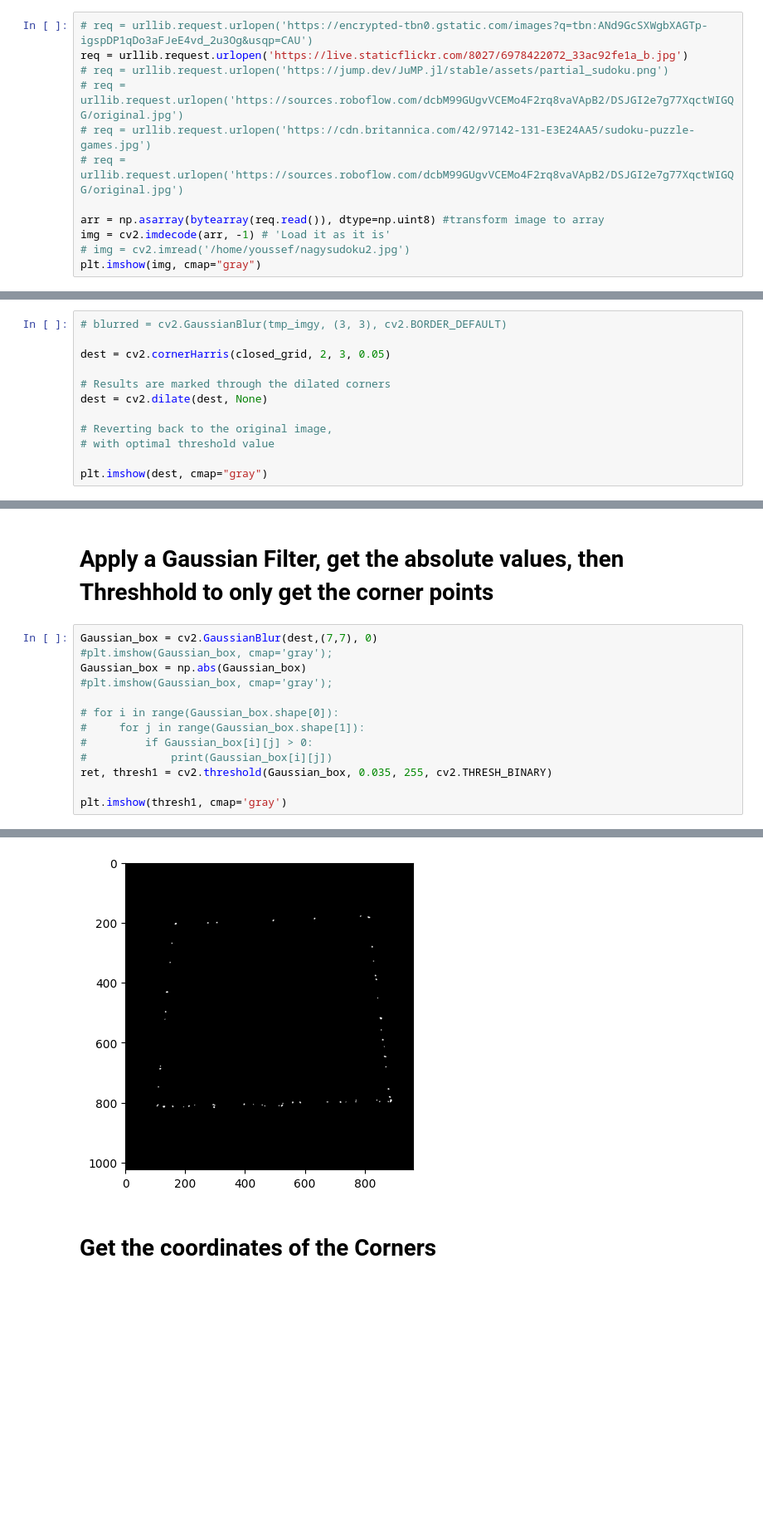
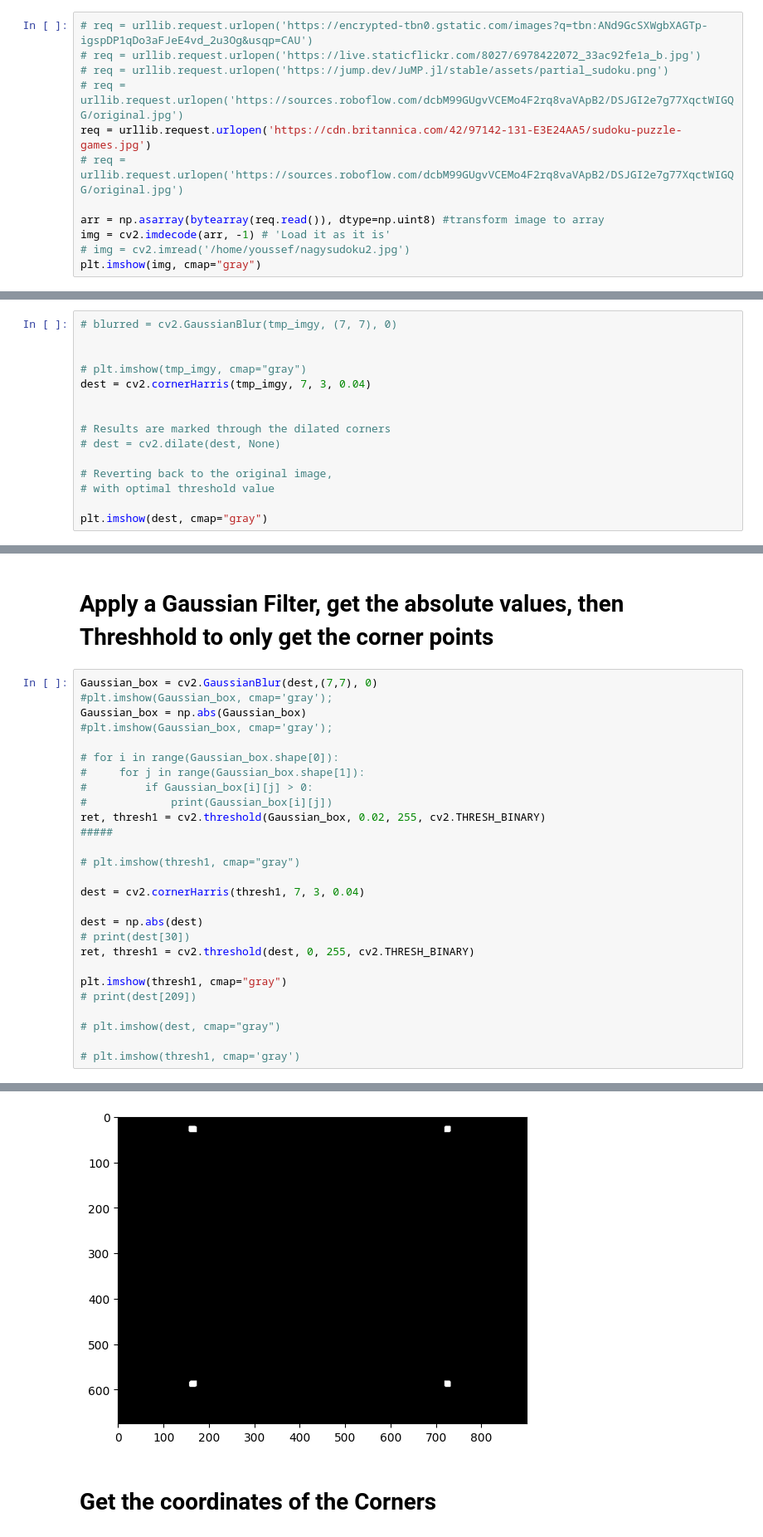
Before and after one commit to youssef-mohamed1809/Sudoku-Image-Processing, a Jupyter notebook: main.ipynb, the cells around one changed output, grey strips where cells are left out. Shown at 83% size. Saved outputs shown, nothing was run; the diff lists cells and outputs as text; blank space fills up the shorter version.

```diff
--- a/main.ipynb
+++ b/main.ipynb
@@ -9,10 +9,10 @@ import matplotlib.pyplot as plt
 # Load the Image
 # %%
 # req = urllib.request.urlopen('https://encrypted-tbn0.gstatic.com/images?q=tbn:ANd9GcSXWgbXAGTp-igspDP1qDo3aFJeE4vd_2u3Og&usqp=CAU')
-req = urllib.request.urlopen('https://live.staticflickr.com/8027/6978422072_33ac92fe1a_b.jpg')
+# req = urllib.request.urlopen('https://live.staticflickr.com/8027/6978422072_33ac92fe1a_b.jpg')
 # req = urllib.request.urlopen('https://jump.dev/JuMP.jl/stable/assets/partial_sudoku.png')
 # req = urllib.request.urlopen('https://sources.roboflow.com/dcbM99GUgvVCEMo4F2rq8vaVApB2/DSJGI2e7g77XqctWIGQG/original.jpg')
-# req = urllib.request.urlopen('https://cdn.britannica.com/42/97142-131-E3E24AA5/sudoku-puzzle-games.jpg')
+req = urllib.request.urlopen('https://cdn.britannica.com/42/97142-131-E3E24AA5/sudoku-puzzle-games.jpg')
 # req = urllib.request.urlopen('https://sources.roboflow.com/dcbM99GUgvVCEMo4F2rq8vaVApB2/DSJGI2e7g77XqctWIGQG/original.jpg')
 
 arr = np.asarray(bytearray(req.read()), dtype=np.uint8) #transform image to array
@@ -143,12 +143,15 @@ plt.imshow(tmp_imgy, cmap='gray')
 # %% [markdown]
 # Get the corners using Harris
 # %%
-# blurred = cv2.GaussianBlur(tmp_imgy, (3, 3), cv2.BORDER_DEFAULT)
+# blurred = cv2.GaussianBlur(tmp_imgy, (7, 7), 0)
 
-dest = cv2.cornerHarris(closed_grid, 2, 3, 0.05)
+
+# plt.imshow(tmp_imgy, cmap="gray")
+dest = cv2.cornerHarris(tmp_imgy, 7, 3, 0.04)
+
 
 # Results are marked through the dilated corners
-dest = cv2.dilate(dest, None)
+# dest = cv2.dilate(dest, None)
 
 # Reverting back to the original image,
 # with optimal threshold value
@@ -162,18 +165,32 @@ plt.imshow(dest, cmap="gray")
 # %%
 Gaussian_box = cv2.GaussianBlur(dest,(7,7), 0)
 #plt.imshow(Gaussian_box, cmap='gray');
 Gaussian_box = np.abs(Gaussian_box)
 #plt.imshow(Gaussian_box, cmap='gray');
 
 # for i in range(Gaussian_box.shape[0]):
 #     for j in range(Gaussian_box.shape[1]):
 #         if Gaussian_box[i][j] > 0:
 #             print(Gaussian_box[i][j])
-ret, thresh1 = cv2.threshold(Gaussian_box, 0.035, 255, cv2.THRESH_BINARY)
+ret, thresh1 = cv2.threshold(Gaussian_box, 0.02, 255, cv2.THRESH_BINARY)
+#####
 
-plt.imshow(thresh1, cmap='gray')
+# plt.imshow(thresh1, cmap="gray")
+
+dest = cv2.cornerHarris(thresh1, 7, 3, 0.04)
+
+dest = np.abs(dest)
+# print(dest[30])
+ret, thresh1 = cv2.threshold(dest, 0, 255, cv2.THRESH_BINARY)
+
+plt.imshow(thresh1, cmap="gray")
+# print(dest[209])
+
+# plt.imshow(dest, cmap="gray")
+
+# plt.imshow(thresh1, cmap='gray')
 # %% [output]
 <matplotlib.image.AxesImage at 0x...>
-[figure, old version]
+[figure, new version]
 # %% [markdown]
 # Get the coordinates of the Corners
```
Also changed, not shown: parts of 15 cells of this notebook.
